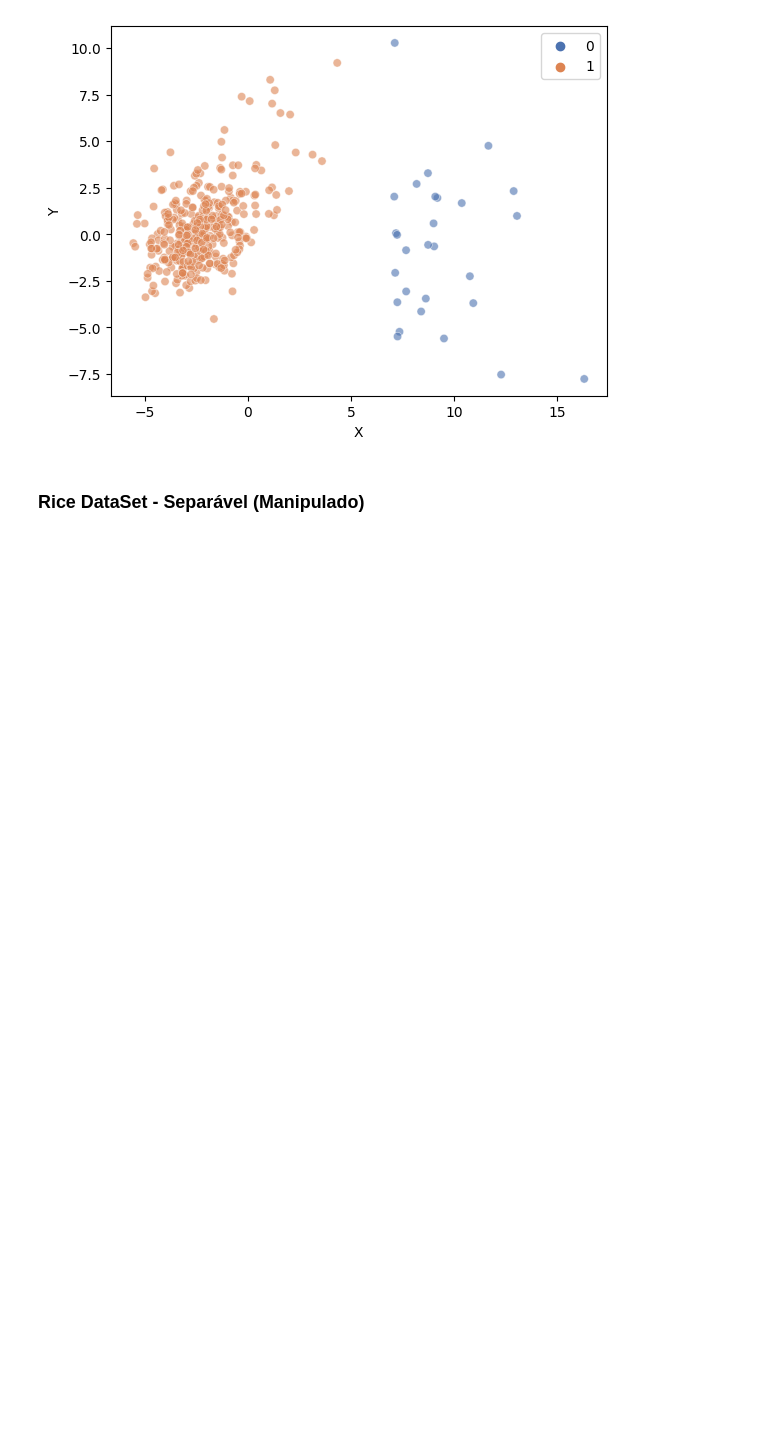
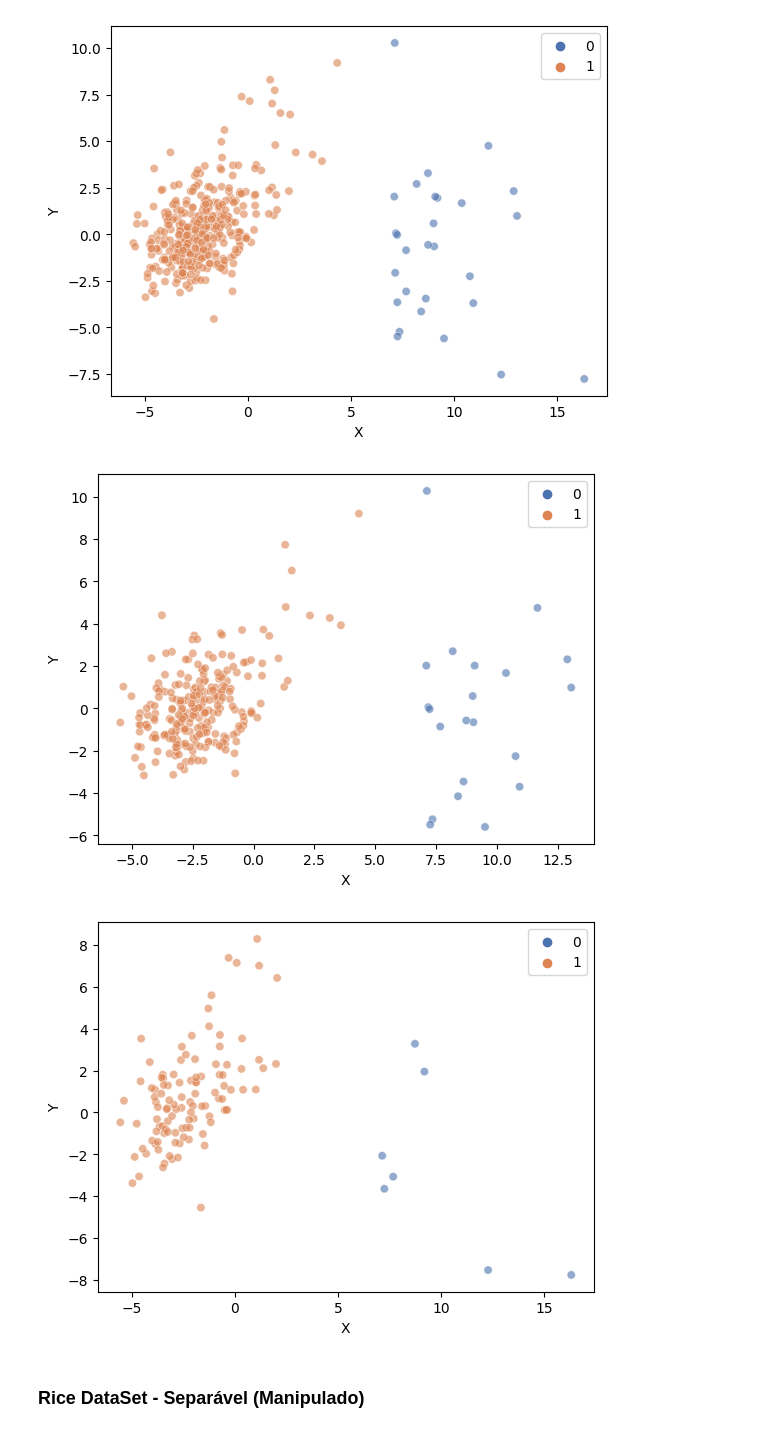
Before and after one commit to Igoreduardobraga/TP-1-ALG2, a Jupyter notebook: datasets_manipulation.ipynb, the cells around one changed output. Cells and saved outputs as stored; diff of their text form; code cells hidden in the pictures; blank space fills up the shorter version.

```diff
--- a/datasets_manipulation.ipynb
+++ b/datasets_manipulation.ipynb
@@ -158,21 +172,29 @@ plot_scatter(breast_cancer_df)
 # %% [output]
 [figure]
 # %%
-# Selecionar pontos da classe "Cammeo"
-cammeo_rightmost_point = breast_cancer_df[breast_cancer_df['Class'] == 1].max()['X']
+# Pegando o ponto mais à direita da classe 1
+right_point = breast_cancer_df[breast_cancer_df['Class'] == 1].max()['X']
 
-# Apagar pontos da classe 1 que estão à direita do ponto mais à esquerda da classe 0
-filtered_rice_df = breast_cancer_df[(breast_cancer_df['Class'] != 0) | (breast_cancer_df['X'] >= cammeo_rightmost_point)]
+# Apagar pontos da classe 0 que estão à esquerda do ponto mais à direita da classe 1
+filtered_breast_cancer = breast_cancer_df[(breast_cancer_df['Class'] != 0) | (breast_cancer_df['X'] >= right_point)]
 
 # Encontrar o ponto mais acima (eixo Y) da classe 1
-highest_y_point_class1 = filtered_rice_df[filtered_rice_df['Class'] == 1]['Y'].max()
+highest_y = filtered_breast_cancer[filtered_breast_cancer['Class'] == 1]['Y'].max()
 
-# Apagar o ponto mais acima (eixo Y) da classe 1 do dataframe filtered_rice_df
-filtered_rice_df = filtered_rice_df.drop(filtered_rice_df[(filtered_rice_df['Class'] == 1) & (filtered_rice_df['Y'] == highest_y_point_class1)].index)
+# Apagar ponto mais acima encontrado
+filtered_breast_cancer = filtered_breast_cancer.drop(filtered_breast_cancer[(filtered_breast_cancer['Class'] == 1) & (filtered_breast_cancer['Y'] == highest_y)].index)
 
-plot_scatter(filtered_rice_df)
+plot_scatter(filtered_breast_cancer)
 # %% [output]
 [figure]
+# %%
+train_data, test_data = train_test_split(filtered_breast_cancer, test_size=0.3, random_state=42)
+
+plot_scatter(train_data)
+plot_scatter(test_data)
+# %% [output]
+[figure, added]
+[figure, added]
 # %% [markdown]
 ### Rice DataSet - Separável (Manipulado)
 # %% [markdown]
```
Also changed, not shown: parts of 3 cells of this notebook, 1 other file.
